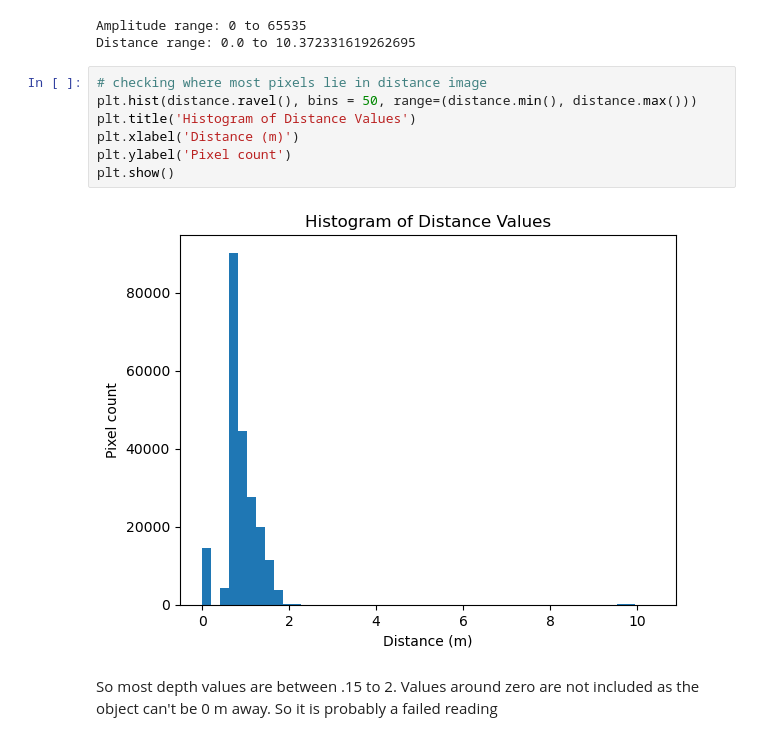
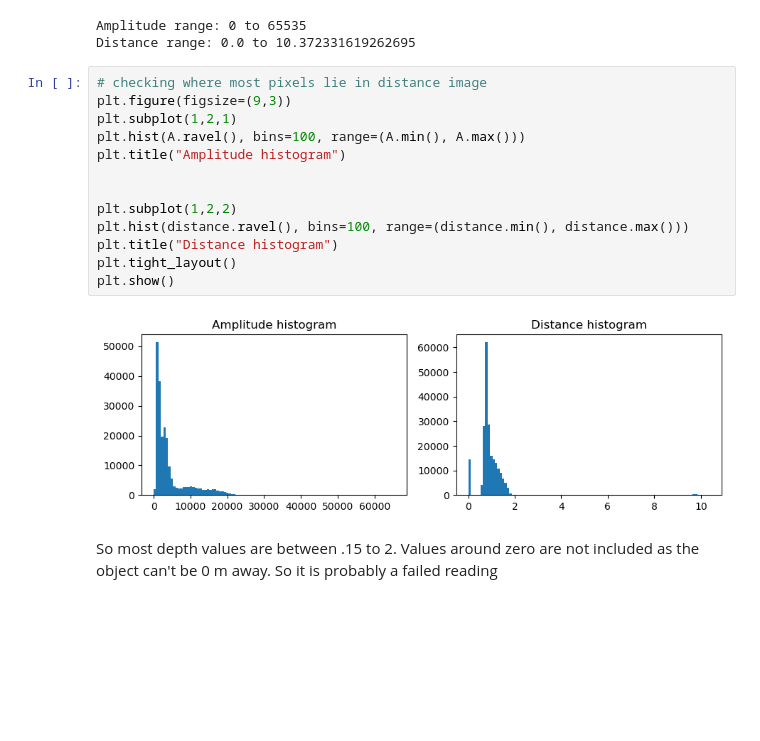
Before and after one commit to Tashhfia/Box-Size-Estimation-with-RANSAC, a Jupyter notebook: Box_Size_Estimation.ipynb, the cells around one changed output. Drawn from its saved outputs; the diff is of its cells as text; blank space fills up the shorter version.

```diff
--- a/Box_Size_Estimation.ipynb
+++ b/Box_Size_Estimation.ipynb
@@ -73,13 +74,19 @@ Amplitude range: 0 to 65535
 Distance range: 0.0 to 10.372331619262695
 # %%
 # checking where most pixels lie in distance image
-plt.hist(distance.ravel(), bins = 50, range=(distance.min(), distance.max()))
-plt.title('Histogram of Distance Values')
-plt.xlabel('Distance (m)')
-plt.ylabel('Pixel count')
+plt.figure(figsize=(9,3))
+plt.subplot(1,2,1)
+plt.hist(A.ravel(), bins=100, range=(A.min(), A.max()))
+plt.title("Amplitude histogram")
+
+
+plt.subplot(1,2,2)
+plt.hist(distance.ravel(), bins=100, range=(distance.min(), distance.max()))
+plt.title("Distance histogram")
+plt.tight_layout()
 plt.show()
 # %% [output]
-[figure, old version]
+[figure, new version]
 # %% [markdown]
 So most depth values are between .15 to 2. Values around zero are not included as the object can't be 0 m away. So it is probably a failed reading
 # %%
```
Also changed, not shown: parts of 40 cells of this notebook.
